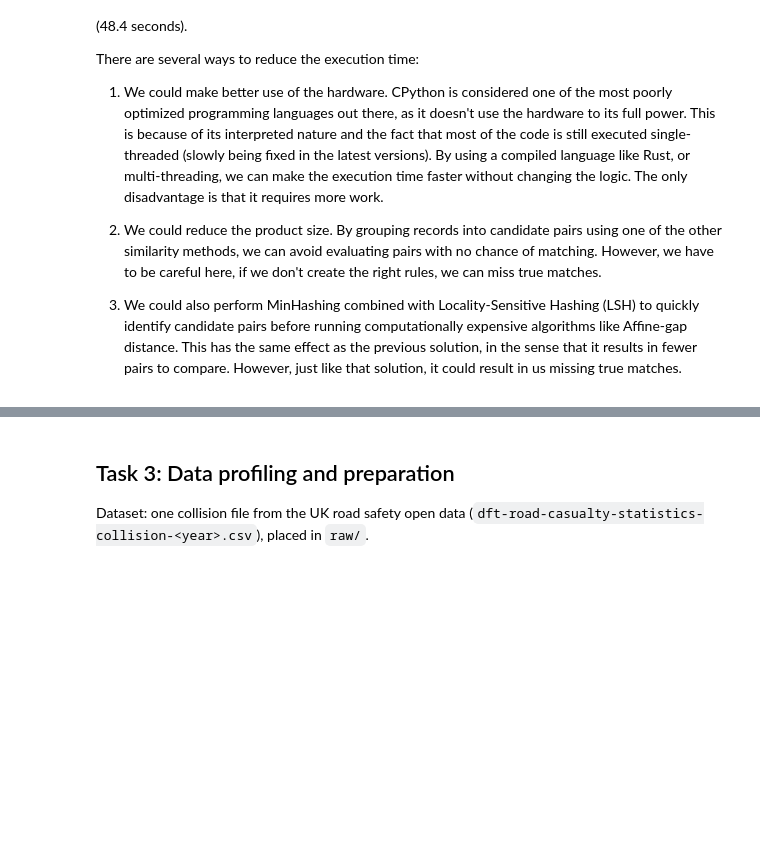
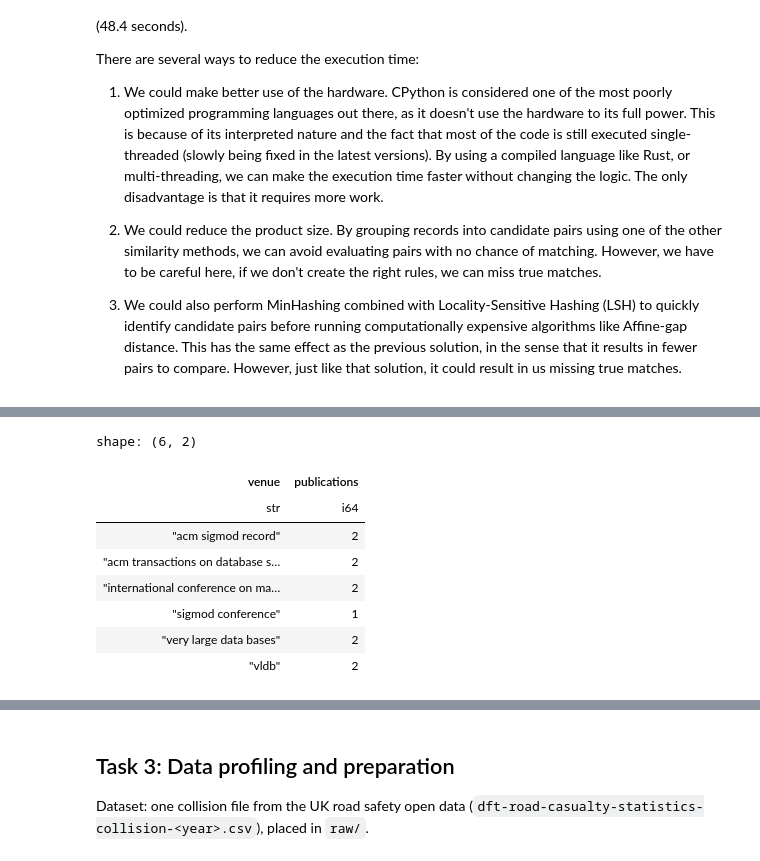
Before and after one commit to OssamaSijbesma/uu-data-wrangling-assignments, a Jupyter notebook: assignment-2/assignment.ipynb, the cells around one changed output, grey strips where cells are left out. Cells and saved outputs as stored; diff of their text form; code cells hidden in the pictures; blank space fills up the shorter version.

```diff
--- a/assignment-2/assignment.ipynb
+++ b/assignment-2/assignment.ipynb
@@ -360,0 +519,13 @@ There are several ways to reduce the execution time:
+# %%
+# Show number of publications by venue
+pl.read_database("SELECT venue, COUNT(*) AS publications FROM publications GROUP BY venue ORDER BY venue", conn)
+# %% [output]
+shape: (6, 2)
+| venue | publications |
+| str | i64 |
+| "acm sigmod record" | 2 |
+| "acm transactions on database s… | 2 |
+| "international conference on ma… | 2 |
+| "sigmod conference" | 1 |
+| "very large data bases" | 2 |
+| "vldb" | 2 |
```
Also changed, not shown: parts of 14 cells of this notebook.
